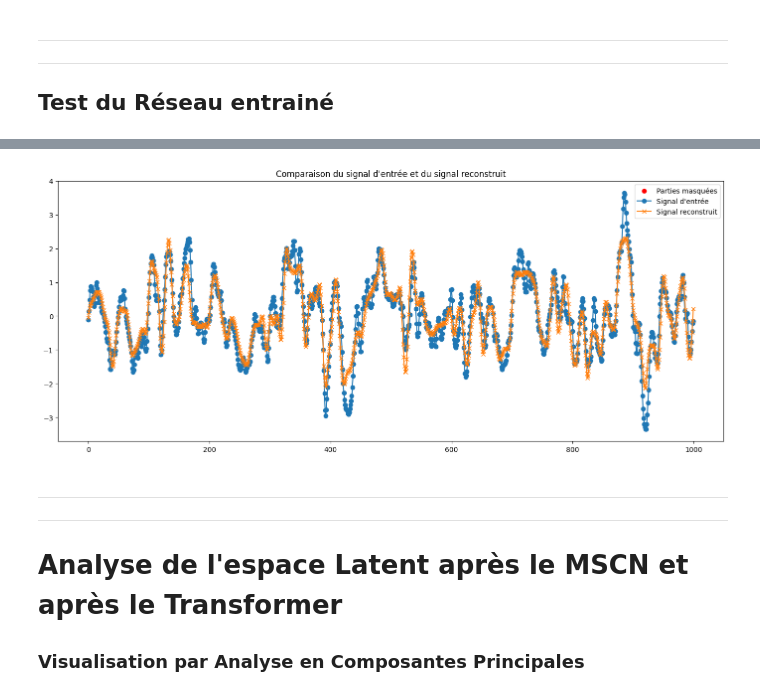
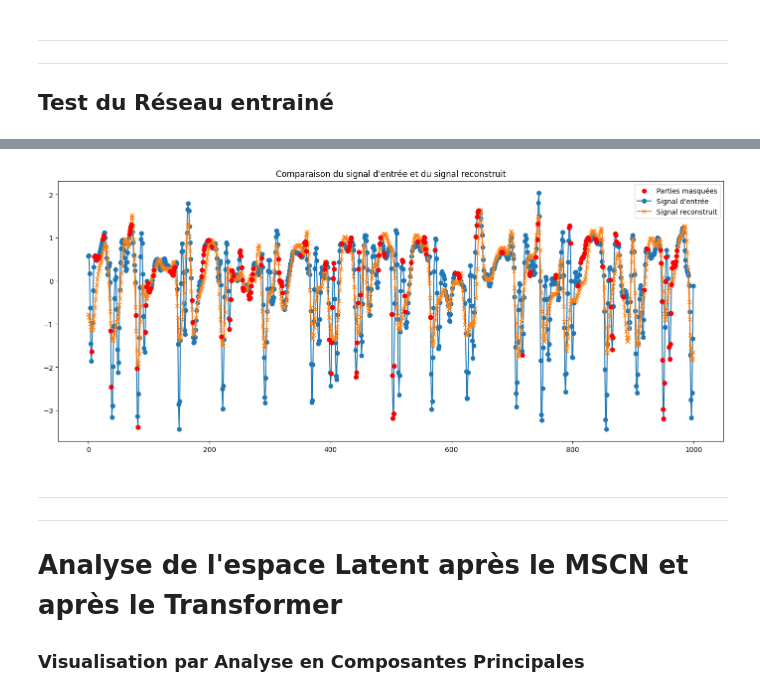
Before and after one commit to deubn31/PTI-Analyse-Classification-de-signaux-EEG, a Jupyter notebook: Classification_Non_Superviée_1.ipynb, the cells around one changed output, grey strips where cells are left out. Cells and saved outputs as stored; diff of their text form; code cells hidden in the pictures.

```diff
--- a/Classification_Non_Superviée_1.ipynb
+++ b/Classification_Non_Superviée_1.ipynb
@@ -1135,7 +1135,7 @@ for i, batch_data in enumerate(valid_loader):
 random_index = np.random.randint(0, x_original.shape[0])
 input_signal = x_original[random_index].squeeze().cpu().detach().numpy()
 reconstructed_signal = output[random_index].squeeze().cpu().detach().numpy()
-mask_signal = mask[random_index].cpu().detach().numpy()
+mask_signal = mask[random_index].squeeze().cpu().detach().numpy()
 
 plt.figure(figsize=(14, 6))
 
@@ -1157,4 +1157,4 @@ Test Loss: 0.468348
-[figure, old version]
+[figure, new version]
 # %% [markdown]
 ---
 ---
```
Also changed, not shown: parts of 1 cell of this notebook.
